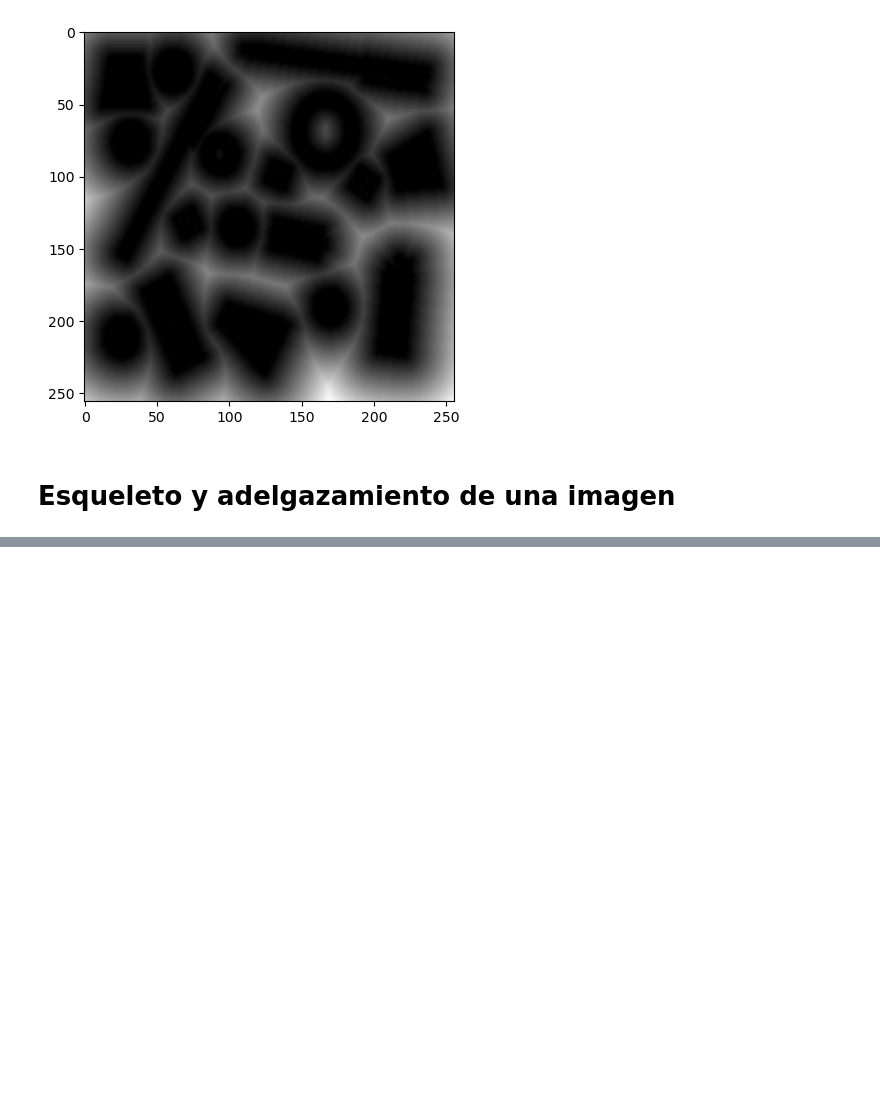
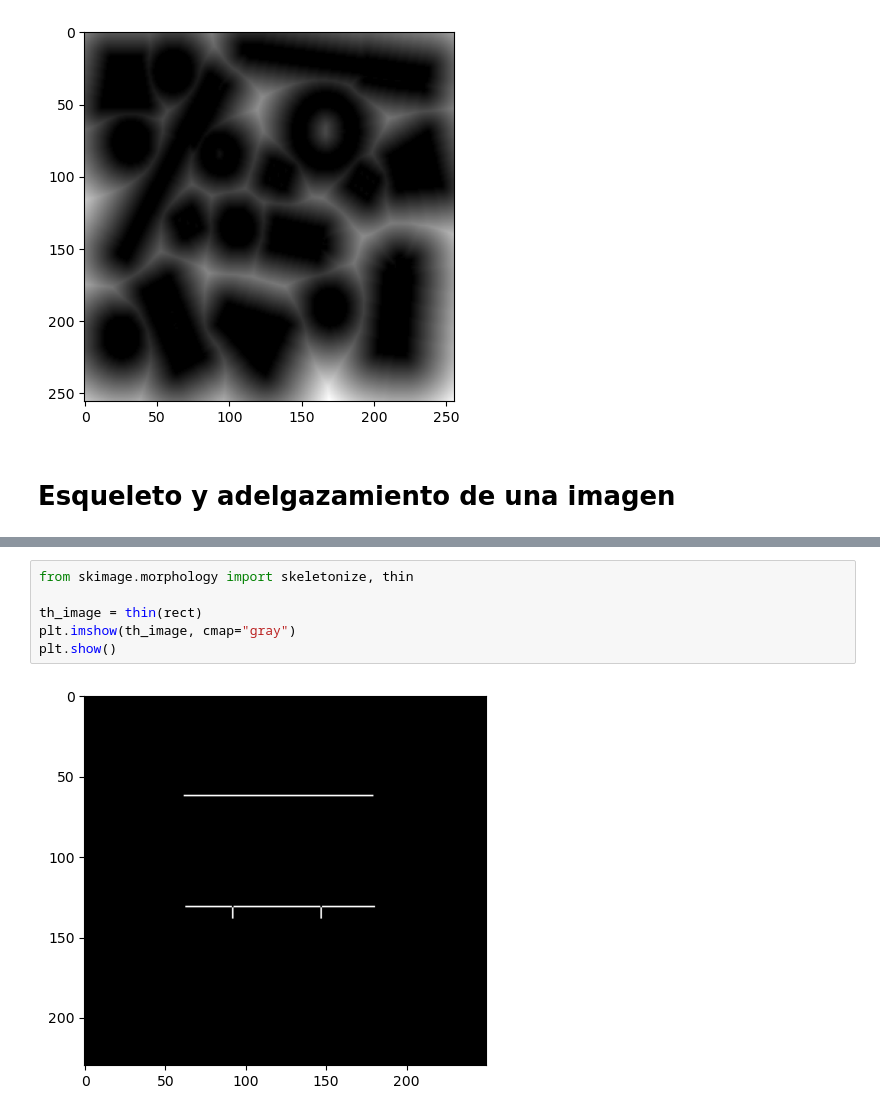
Before and after one commit to ImagenesYVision/Taller6, a Jupyter notebook: Taller6.ipynb, the cells around one changed output, grey strips where cells are left out. Saved outputs shown, nothing was run; the diff lists cells and outputs as text; blank space fills up the shorter version.

```diff
--- a/Taller6.ipynb
+++ b/Taller6.ipynb
@@ -368,0 +392,8 @@ plt.show()
+# %%
+from skimage.morphology import skeletonize, thin
+
+th_image = thin(rect)
+plt.imshow(th_image, cmap="gray")
+plt.show()
+# %% [output]
+[figure, added]
```
Also changed, not shown: parts of 3 cells of this notebook.
